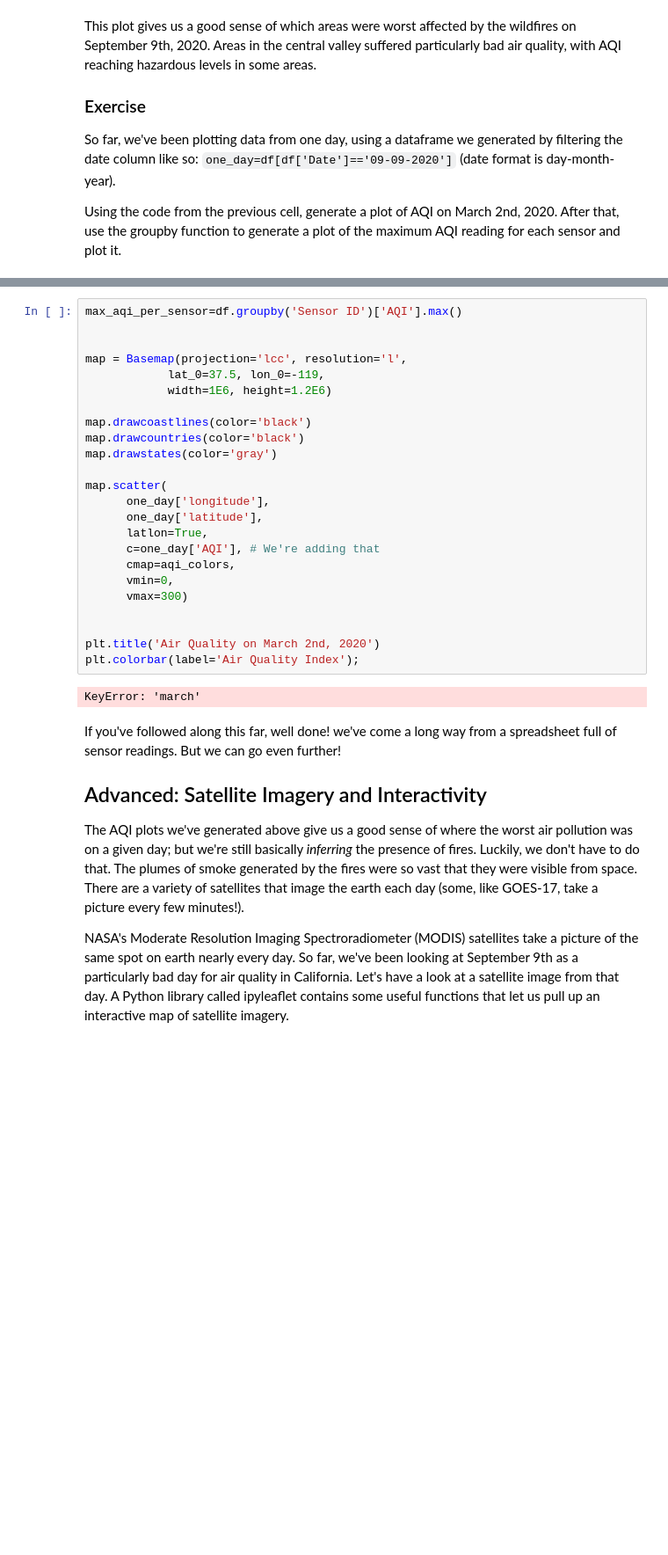
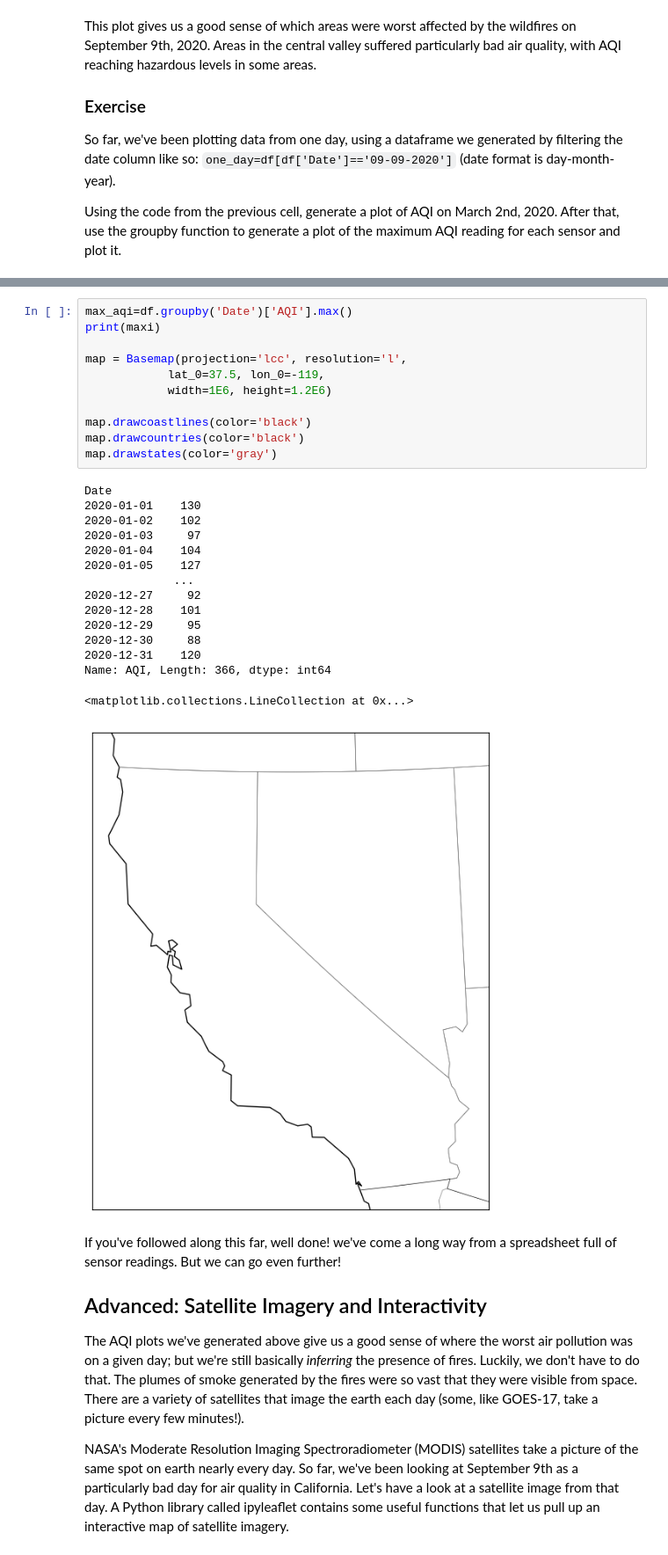
Before and after one commit to victoriahill11/QM2, a Jupyter notebook: notebooks/W03. Spatial Data.ipynb, the cells around one changed output, grey strips where cells are left out. Shown at 88% size. Cells and saved outputs as stored; diff of their text form; blank space fills up the shorter version.

```diff
--- a/notebooks/W03. Spatial Data.ipynb
+++ b/notebooks/W03. Spatial Data.ipynb
@@ -465,29 +465,30 @@ NameError: name 'df' is not defined
 # %%
-max_aqi_per_sensor=df.groupby('Sensor ID')['AQI'].max()
-
+max_aqi=df.groupby('Date')['AQI'].max()
+print(maxi)
 
 map = Basemap(projection='lcc', resolution='l',
             lat_0=37.5, lon_0=-119,
             width=1E6, height=1.2E6)
 
 map.drawcoastlines(color='black')
 map.drawcountries(color='black')
 map.drawstates(color='gray')
-
-map.scatter(
-      one_day['longitude'],
-      one_day['latitude'],
-      latlon=True,
-      c=one_day['AQI'], # We're adding that
-      cmap=aqi_colors,
-      vmin=0,
-      vmax=300)
-
-
-plt.title('Air Quality on March 2nd, 2020')
-plt.colorbar(label='Air Quality Index');
 # %% [output]
-KeyError: 'march'
+Date
+2020-01-01    130
+2020-01-02    102
+2020-01-03     97
+2020-01-04    104
+2020-01-05    127
+             ...
+2020-12-27     92
+2020-12-28    101
+2020-12-29     95
+2020-12-30     88
+2020-12-31    120
+Name: AQI, Length: 366, dtype: int64
+<matplotlib.collections.LineCollection at 0x...>
+[figure, added]
 # %% [markdown]
 If you've followed along this far, well done! we've come a long way from a spreadsheet full of sensor readings. But we can go even further!
 
```
Also changed, not shown: parts of 6 cells of this notebook.
